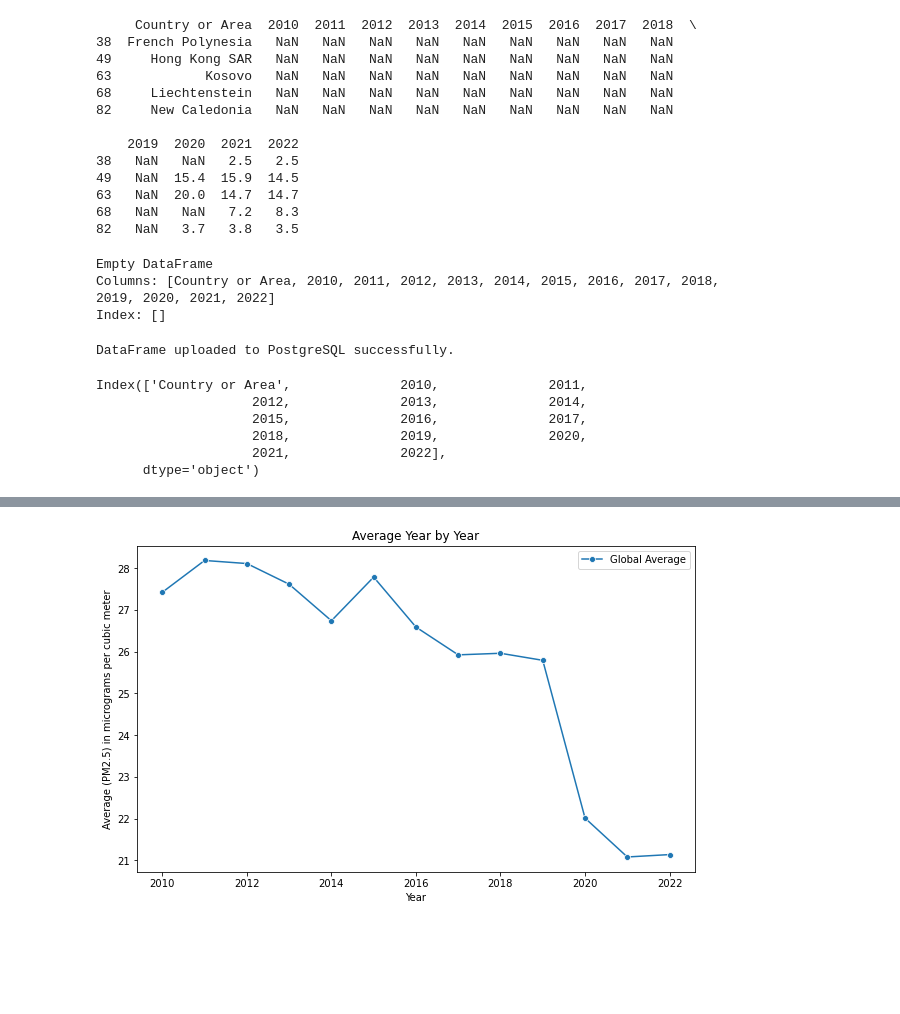
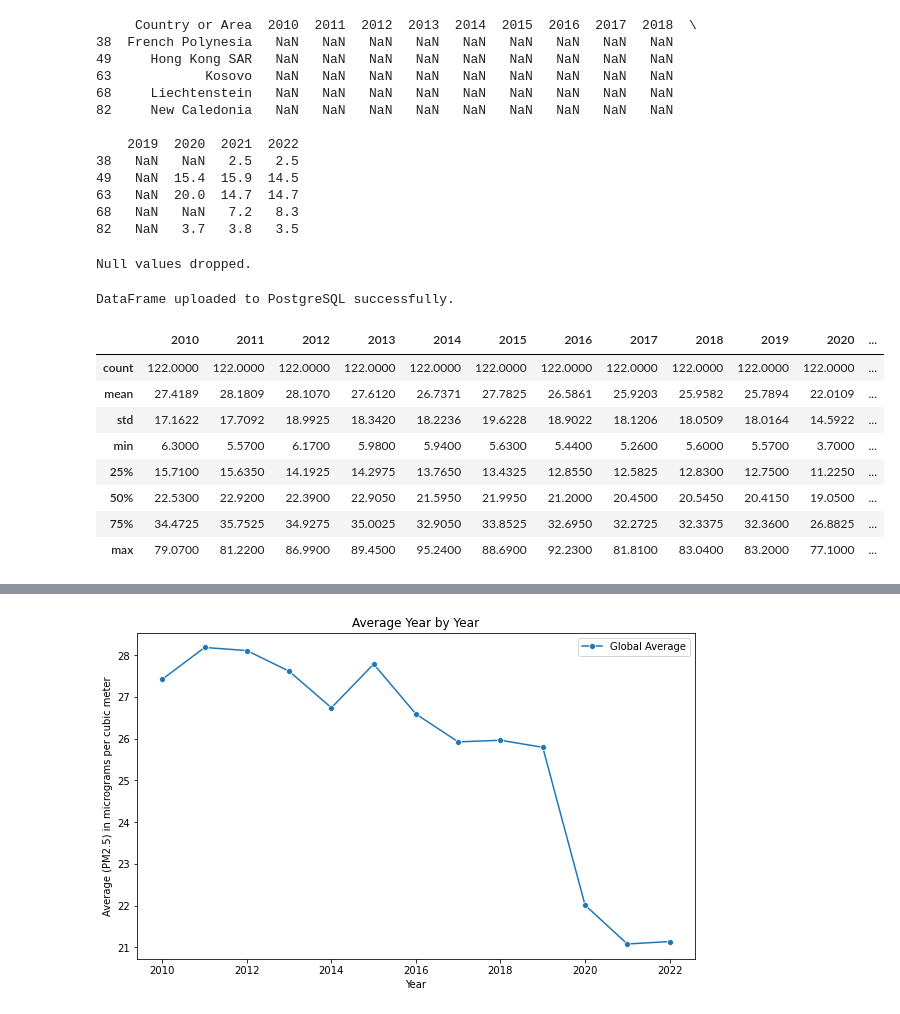
Before and after one commit to BrianRiera/CA_Database-Analytics, a Jupyter notebook: air_pollution..ipynb, the cells around one changed output, grey strips where cells are left out. Drawn from its saved outputs; the diff is of its cells as text; code cells hidden in the pictures; blank space fills up the shorter version.

```diff
--- a/air_pollution..ipynb
+++ b/air_pollution..ipynb
@@ -342,14 +342,18 @@ print(air_poll_df[air_poll_df.isnull().any(axis=1)])
 63   NaN  20.0  14.7  14.7
 68   NaN   NaN   7.2   8.3
 82   NaN   3.7   3.8   3.5
-# %%
-# Dropping rows shown above
-air_poll_df.drop([38,49, 63, 68, 82], inplace=True)
-print(air_poll_df[air_poll_df.isnull().any(axis=1)])
-# %% [output]
-Empty DataFrame
-Columns: [Country or Area, 2010, 2011, 2012, 2013, 2014, 2015, 2016, 2017, 2018, 2019, 2020, 2021, 2022]
-Index: []
+# %%
+# Improved control flow with variable and if statement
+null_rows = air_poll_df[air_poll_df.isnull().any(axis=1)]
+
+if not null_rows.empty:
+    # Drop rows with null values
+    air_poll_df.drop(null_rows.index, inplace=True)
+    print("Null values dropped.")
+else:
+    print("No rows with null values found")
+# %% [output]
+Null values dropped.
 # %%
 # Upload to postgres
 try:
@@ -363,12 +367,3 @@ except Exception as e:
     print('Error:', e)
 # %% [output]
 DataFrame uploaded to PostgreSQL successfully.
-# %%
-print(air_poll_df.columns)
-# %% [output]
-Index(['Country or Area',              2010,              2011,
-                    2012,              2013,              2014,
-                    2015,              2016,              2017,
-                    2018,              2019,              2020,
-                    2021,              2022],
-      dtype='object')
@@ -374,0 +372,14 @@ Index(['Country or Area',              2010,              2011,
+# %%
+# Selecting year columns
+air_poll_years = air_poll_df.drop(columns=['Country or Area'])
+air_poll_years.describe().round(4)
+# %% [output]
+|  | 2010 | 2011 | 2012 | 2013 | 2014 | 2015 | 2016 | 2017 | 2018 | 2019 | 2020 | ... |
+| count | 122.0000 | 122.0000 | 122.0000 | 122.0000 | 122.0000 | 122.0000 | 122.0000 | 122.0000 | 122.0000 | 122.0000 | 122.0000 | ... |
+| mean | 27.4189 | 28.1809 | 28.1070 | 27.6120 | 26.7371 | 27.7825 | 26.5861 | 25.9203 | 25.9582 | 25.7894 | 22.0109 | ... |
+| std | 17.1622 | 17.7092 | 18.9925 | 18.3420 | 18.2236 | 19.6228 | 18.9022 | 18.1206 | 18.0509 | 18.0164 | 14.5922 | ... |
+| min | 6.3000 | 5.5700 | 6.1700 | 5.9800 | 5.9400 | 5.6300 | 5.4400 | 5.2600 | 5.6000 | 5.5700 | 3.7000 | ... |
+| 25% | 15.7100 | 15.6350 | 14.1925 | 14.2975 | 13.7650 | 13.4325 | 12.8550 | 12.5825 | 12.8300 | 12.7500 | 11.2250 | ... |
+| 50% | 22.5300 | 22.9200 | 22.3900 | 22.9050 | 21.5950 | 21.9950 | 21.2000 | 20.4500 | 20.5450 | 20.4150 | 19.0500 | ... |
+| 75% | 34.4725 | 35.7525 | 34.9275 | 35.0025 | 32.9050 | 33.8525 | 32.6950 | 32.2725 | 32.3375 | 32.3600 | 26.8825 | ... |
+| max | 79.0700 | 81.2200 | 86.9900 | 89.4500 | 95.2400 | 88.6900 | 92.2300 | 81.8100 | 83.0400 | 83.2000 | 77.1000 | ... |
```
Also changed, not shown: parts of 10 cells of this notebook.
